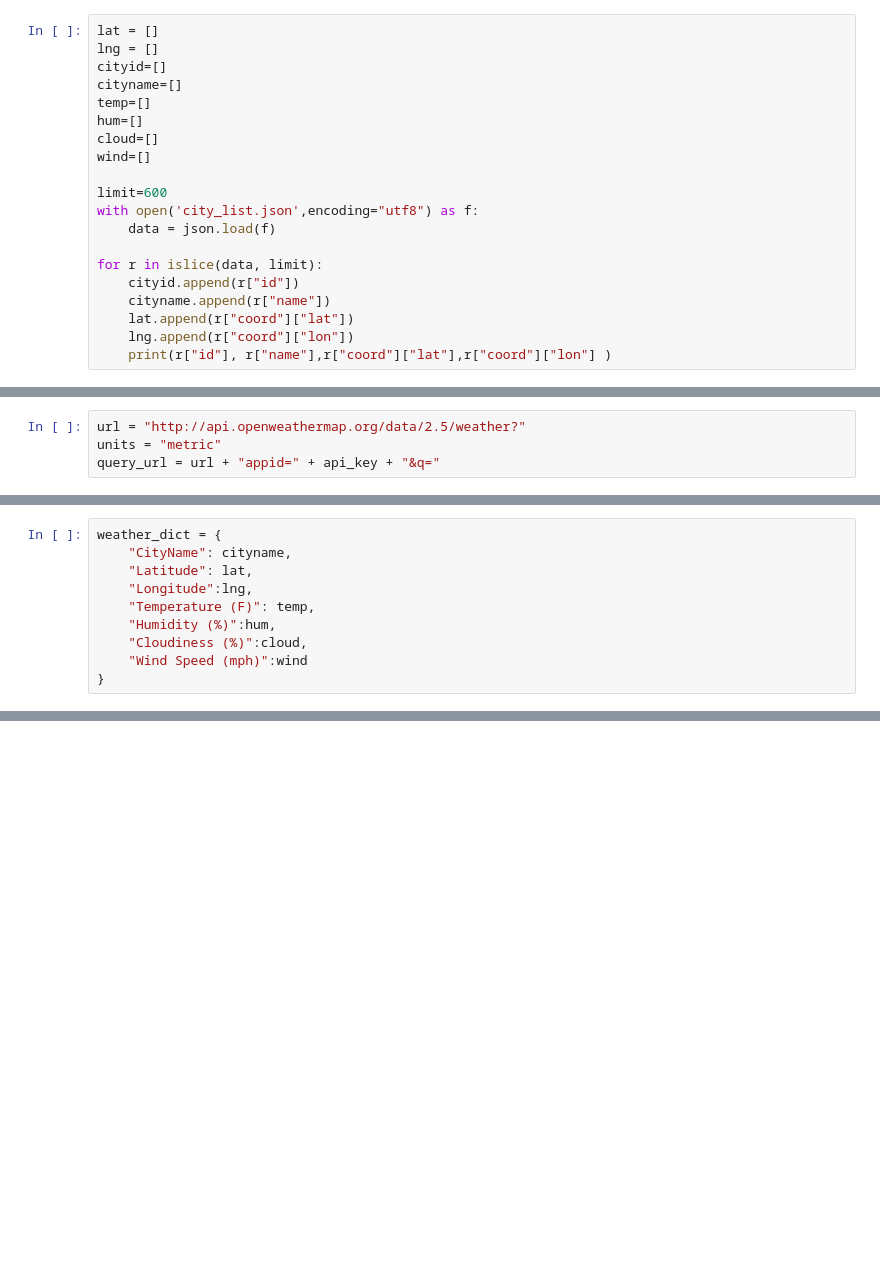
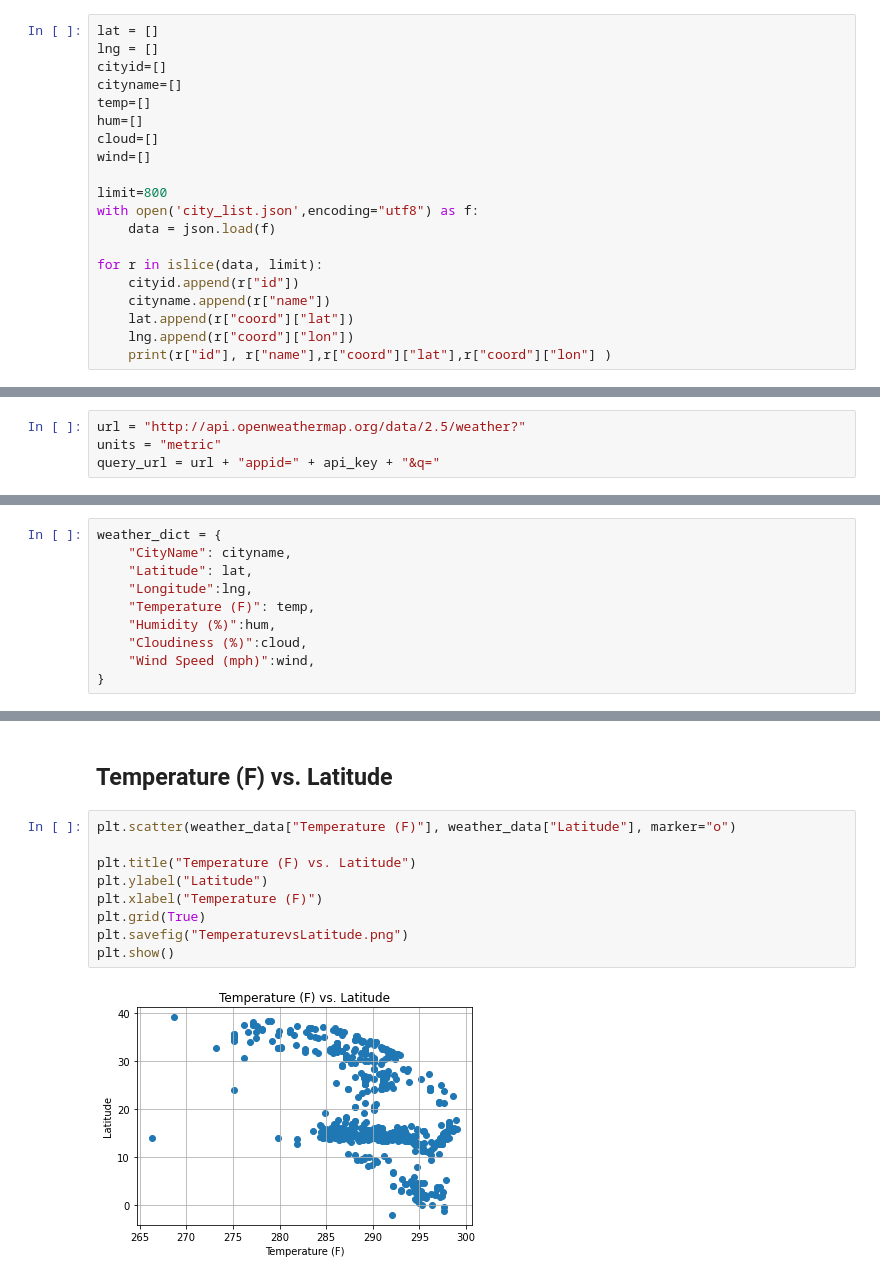
Before and after one commit to SugeilyMG/python-api-challenge, a Jupyter notebook: WeatherPy/WeatherPy.ipynb, the cells around one changed output, grey strips where cells are left out. Saved outputs shown, nothing was run; the diff lists cells and outputs as text; blank space fills up the shorter version.

Commit message:
ScatterPlots

```diff
--- a/WeatherPy/WeatherPy.ipynb
+++ b/WeatherPy/WeatherPy.ipynb
@@ -16,7 +16,7 @@ hum=[]
 cloud=[]
 wind=[]
 
-limit=600
+limit=800
 with open('city_list.json',encoding="utf8") as f:
     data = json.load(f)
 
@@ -65,7 +63,7 @@ weather_dict = {
     "Temperature (F)": temp,
     "Humidity (%)":hum,
     "Cloudiness (%)":cloud,
-    "Wind Speed (mph)":wind
+    "Wind Speed (mph)":wind,
 }
 # %%
 weather_data = pd.DataFrame(weather_dict)
@@ -72,0 +85,13 @@ weather_data.head()
+# %% [markdown]
+## Temperature (F) vs. Latitude
+# %%
+plt.scatter(weather_data["Temperature (F)"], weather_data["Latitude"], marker="o")
+
+plt.title("Temperature (F) vs. Latitude")
+plt.ylabel("Latitude")
+plt.xlabel("Temperature (F)")
+plt.grid(True)
+plt.savefig("TemperaturevsLatitude.png")
+plt.show()
+# %% [output]
+[figure, added]
```
Also changed, not shown: parts of 12 cells of this notebook.
